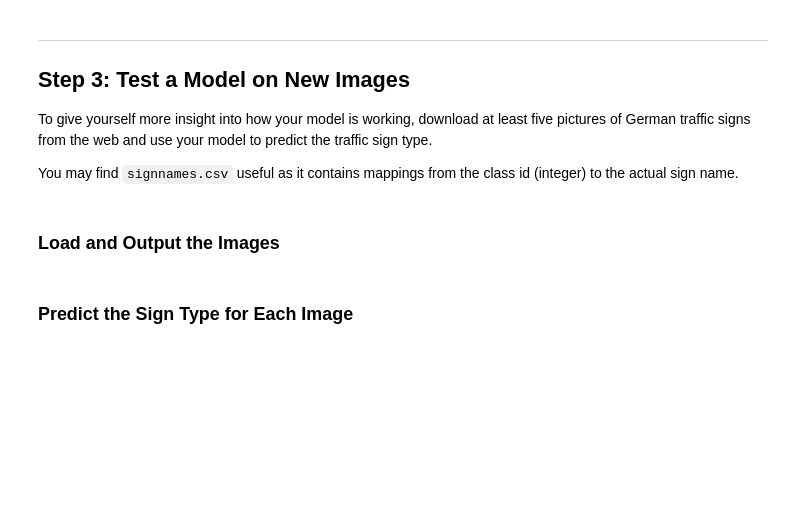
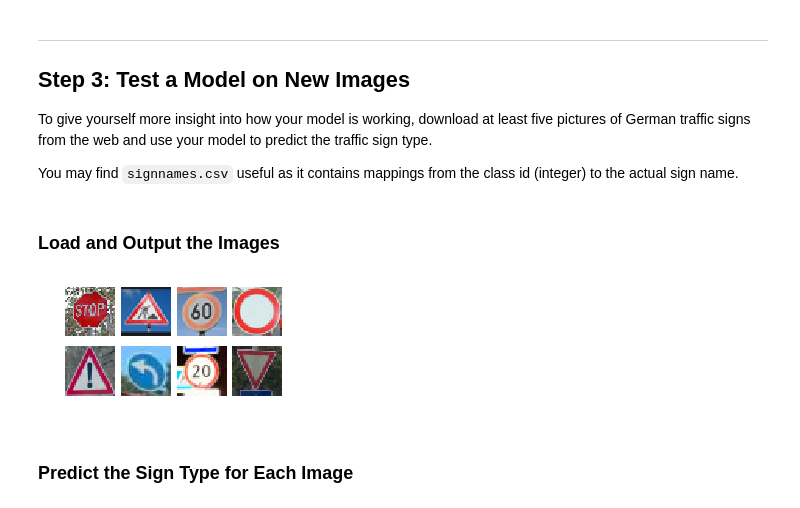
Before and after one commit to liangyd/CarND-Traffic-Sign-Classifier-Project, a Jupyter notebook: Traffic_Sign_Classifier.ipynb, the cells around one changed output. Saved outputs shown, nothing was run; the diff lists cells and outputs as text; code cells hidden in the pictures; blank space fills up the shorter version.

```diff
--- a/Traffic_Sign_Classifier.ipynb
+++ b/Traffic_Sign_Classifier.ipynb
@@ -568,3 +566,36 @@ You may find `signnames.csv` useful as it contains mappings from the class id (i
+# %%
+### Load the images and plot them here.
+### Feel free to use as many code cells as needed.
+import matplotlib.pyplot as plt
+import matplotlib.image as mpimg
+import numpy as np
+import os
+
+# Visualizations will be shown in the notebook.
+%matplotlib inline
+
+fig, axs = plt.subplots(2,4, figsize=(4, 2))
+fig.subplots_adjust(hspace = .2, wspace=.001)
+axs = axs.ravel()
+
+images={}
+X_new=np.zeros((8,32,32,3))
+for i in range(8):
+    #read file
+    filename="my-traffic-signs/%d.png" %(i+1)
+    image=cv2.imread(filename)
+    #resize image to 32x32
+    image=cv2.resize(image,(32,32),interpolation = cv2.INTER_CUBIC)
+    #Convert the color to RGB
+    image=cv2.cvtColor(image, cv2.COLOR_BGR2RGB)
+    images[i]=image
+    X_new[i]=image
+    axs[i].axis('off')
+    axs[i].imshow(images[i])
+
+labels=[14, 25, 3, 15, 18, 34, 0, 13]
+# %% [output]
+[figure, added]
 # %% [markdown]
 ### Predict the Sign Type for Each Image
 # %%
```
Also changed, not shown: parts of 12 cells of this notebook, 15 other files.
